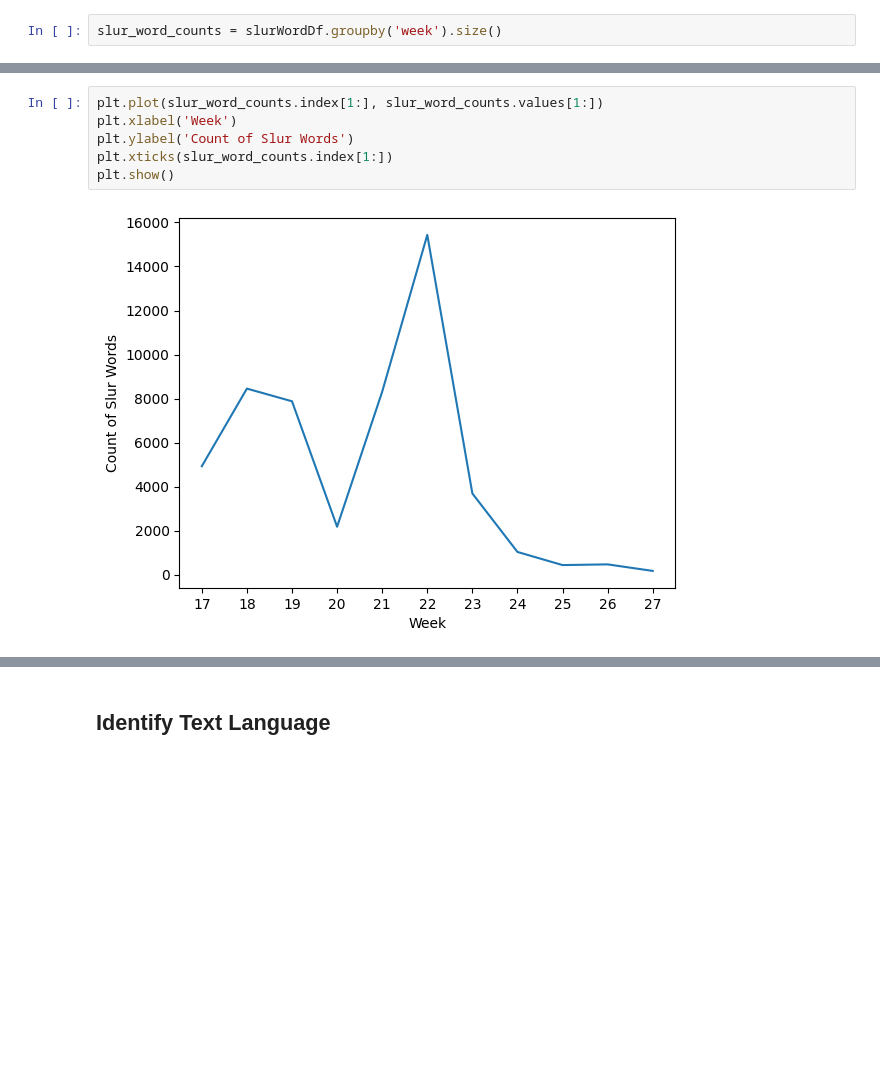
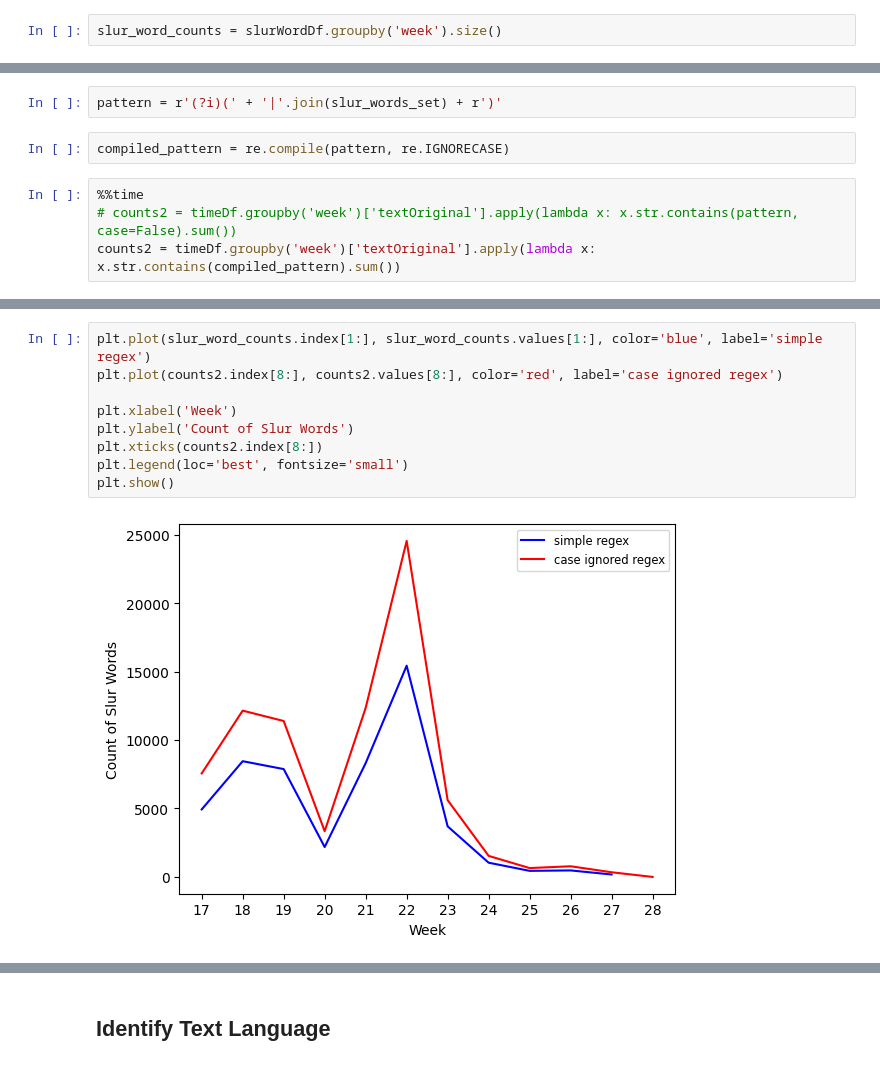
Before and after one commit to aatmanvaidya/Sentiment-Analysis-of-Online-Harassment-Towards-Women-Wrestlers, a Jupyter notebook: regex/youtube_comments_analysis.ipynb, the cells around one changed output, grey strips where cells are left out. Cells and saved outputs as stored; diff of their text form; blank space fills up the shorter version.

Commit message:
regex vs time

```diff
--- a/regex/youtube_comments_analysis.ipynb
+++ b/regex/youtube_comments_analysis.ipynb
@@ -361,0 +360,8 @@ dtype: int64
+# %%
+pattern = r'(?i)(' + '|'.join(slur_words_set) + r')'
+# %%
+compiled_pattern = re.compile(pattern, re.IGNORECASE)
+# %%
+%%time
+# counts2 = timeDf.groupby('week')['textOriginal'].apply(lambda x: x.str.contains(pattern, case=False).sum())
+counts2 = timeDf.groupby('week')['textOriginal'].apply(lambda x: x.str.contains(compiled_pattern).sum())
@@ -362,9 +383,12 @@ dtype: int64
 # %%
-plt.plot(slur_word_counts.index[1:], slur_word_counts.values[1:])
+plt.plot(slur_word_counts.index[1:], slur_word_counts.values[1:], color='blue', label='simple regex')
+plt.plot(counts2.index[8:], counts2.values[8:], color='red', label='case ignored regex')
+
 plt.xlabel('Week')
 plt.ylabel('Count of Slur Words')
-plt.xticks(slur_word_counts.index[1:])
+plt.xticks(counts2.index[8:])
+plt.legend(loc='best', fontsize='small')
 plt.show()
 # %% [output]
-[figure, old version]
+[figure, new version]
 # %%
```
Also changed, not shown: parts of 9 cells of this notebook.
